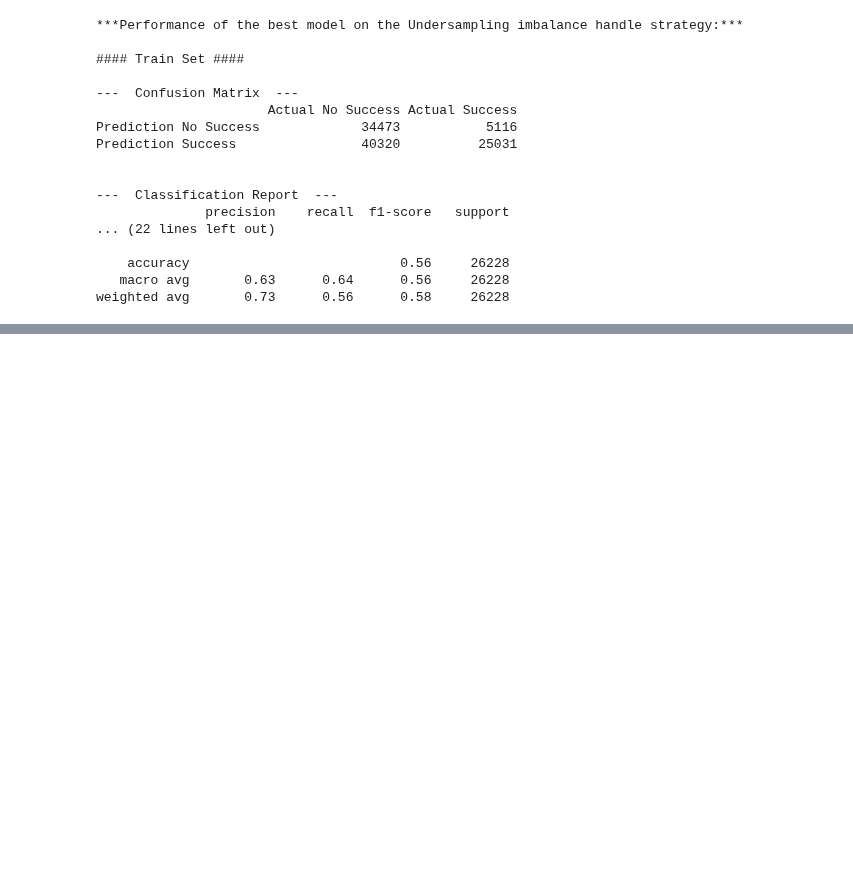
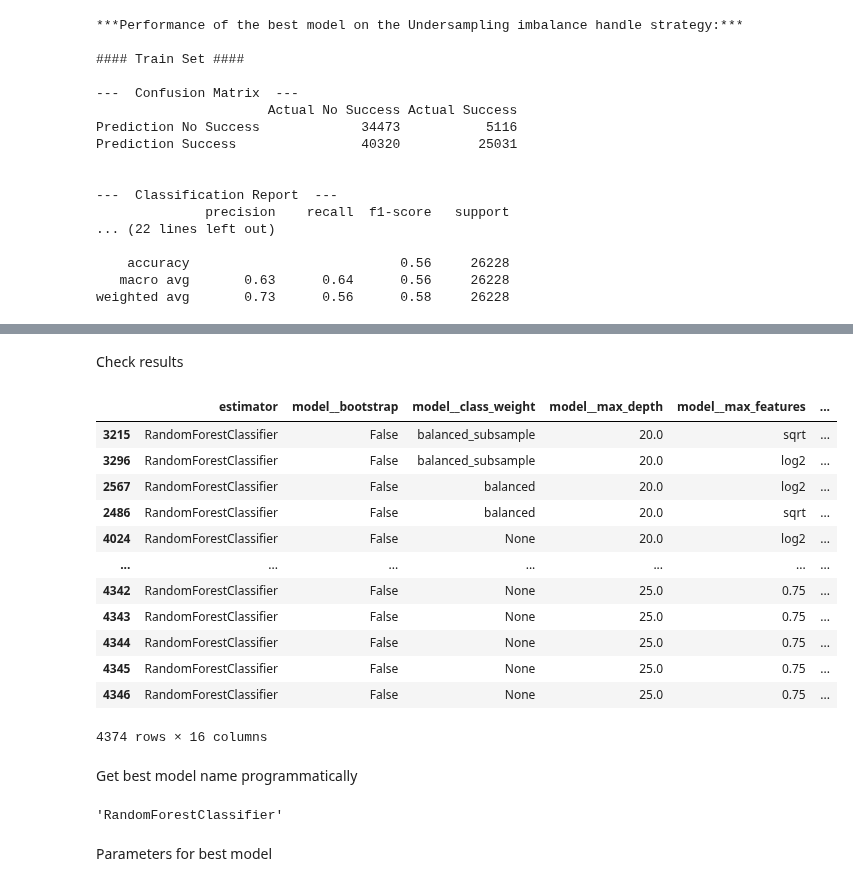
Before and after one commit to pswhdev/ivf-success-predictor, a Jupyter notebook: jupyter_notebooks/05 - Modeling and Evaluation Predict Success.ipynb, the cells around one changed output, grey strips where cells are left out. Drawn from its saved outputs; the diff is of its cells as text; code cells hidden in the pictures; blank space fills up the shorter version.

```diff
--- a/jupyter_notebooks/05 - Modeling and Evaluation Predict Success.ipynb
+++ b/jupyter_notebooks/05 - Modeling and Evaluation Predict Success.ipynb
@@ -1300,0 +1363,2 @@ weighted avg       0.73      0.56      0.58     26228
+# %%
+X_train, y_train = X_train_OS, y_train_OS
@@ -1300,0 +1415,17 @@ weighted avg       0.73      0.56      0.58     26228
+# %%
+models_search = {
+    "RandomForestClassifier": RandomForestClassifier(random_state=0),
+}
+
+params_search = {
+    "RandomForestClassifier": {
+        "model__n_estimators": [300, 700, 1000],
+        "model__max_depth": [None, 20, 25],
+        "model__min_samples_split": [2, 10, 20],
+        "model__min_samples_leaf": [2, 5, 10],
+        "model__max_features": ["sqrt", "log2", 0.75],
+        "model__bootstrap": [True, False],
+        "model__class_weight": ['balanced', 'balanced_subsample', None],
+        "model__max_samples": [0.5, 0.7, None]  # Only relevant if bootstrap=True
+    },
+}
@@ -1300,0 +1464,28 @@ weighted avg       0.73      0.56      0.58     26228
+# %% [markdown]
+Check results
+# %%
+grid_search_summary, grid_search_pipelines = search.score_summary(sort_by='f1', scoring=scoring)
+grid_search_summary
+# %% [output]
+|  | estimator | model__bootstrap | model__class_weight | model__max_depth | model__max_features | ... |
+| 3215 | RandomForestClassifier | False | balanced_subsample | 20.0 | sqrt | ... |
+| 3296 | RandomForestClassifier | False | balanced_subsample | 20.0 | log2 | ... |
+| 2567 | RandomForestClassifier | False | balanced | 20.0 | log2 | ... |
+| 2486 | RandomForestClassifier | False | balanced | 20.0 | sqrt | ... |
+| 4024 | RandomForestClassifier | False | None | 20.0 | log2 | ... |
+| ... | ... | ... | ... | ... | ... | ... |
+| 4342 | RandomForestClassifier | False | None | 25.0 | 0.75 | ... |
+| 4343 | RandomForestClassifier | False | None | 25.0 | 0.75 | ... |
+| 4344 | RandomForestClassifier | False | None | 25.0 | 0.75 | ... |
+| 4345 | RandomForestClassifier | False | None | 25.0 | 0.75 | ... |
+| 4346 | RandomForestClassifier | False | None | 25.0 | 0.75 | ... |
+4374 rows × 16 columns
+# %% [markdown]
+Get best model name programmatically
+# %%
+best_model = grid_search_summary.iloc[0,0]
+best_model
+# %% [output]
+'RandomForestClassifier'
+# %% [markdown]
+Parameters for best model
```
Also changed, not shown: parts of 39 cells of this notebook.
